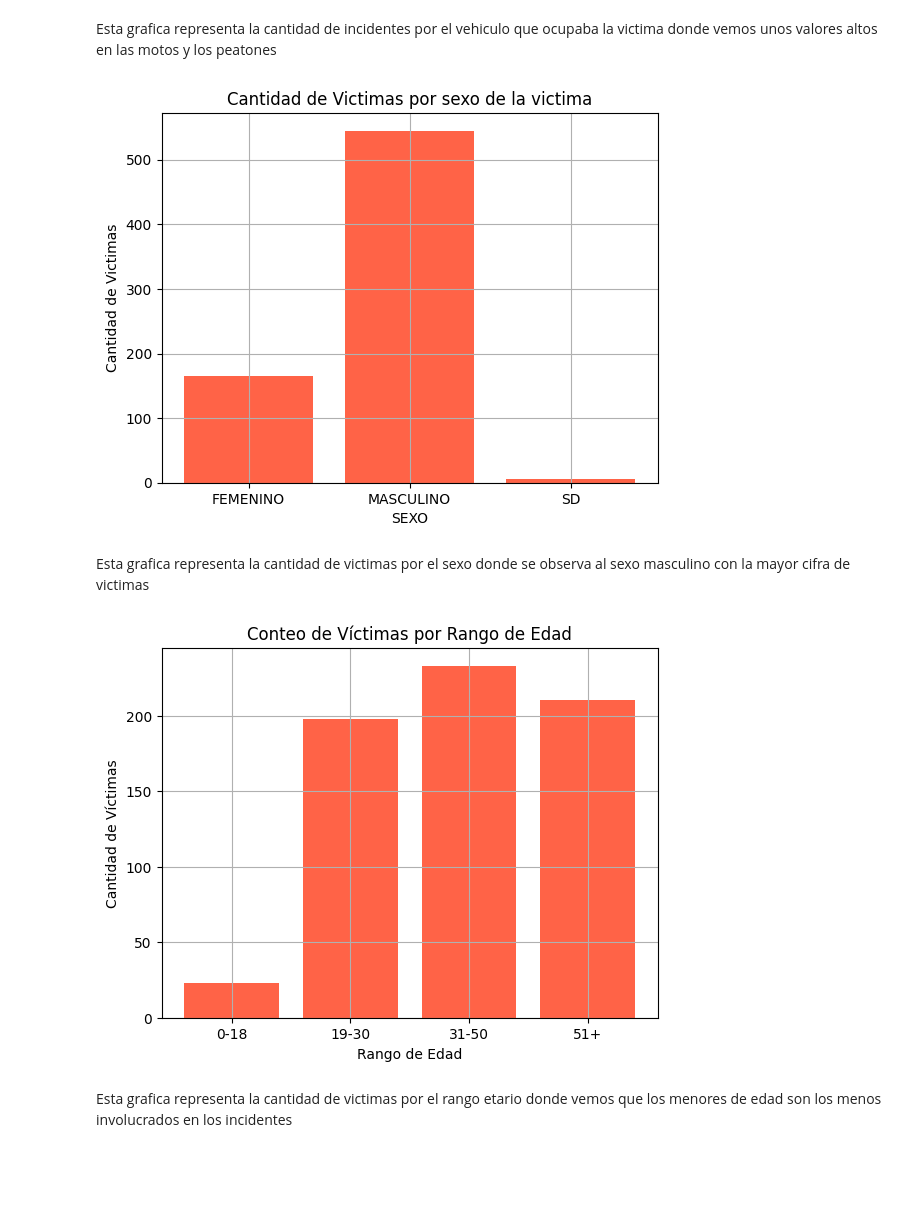
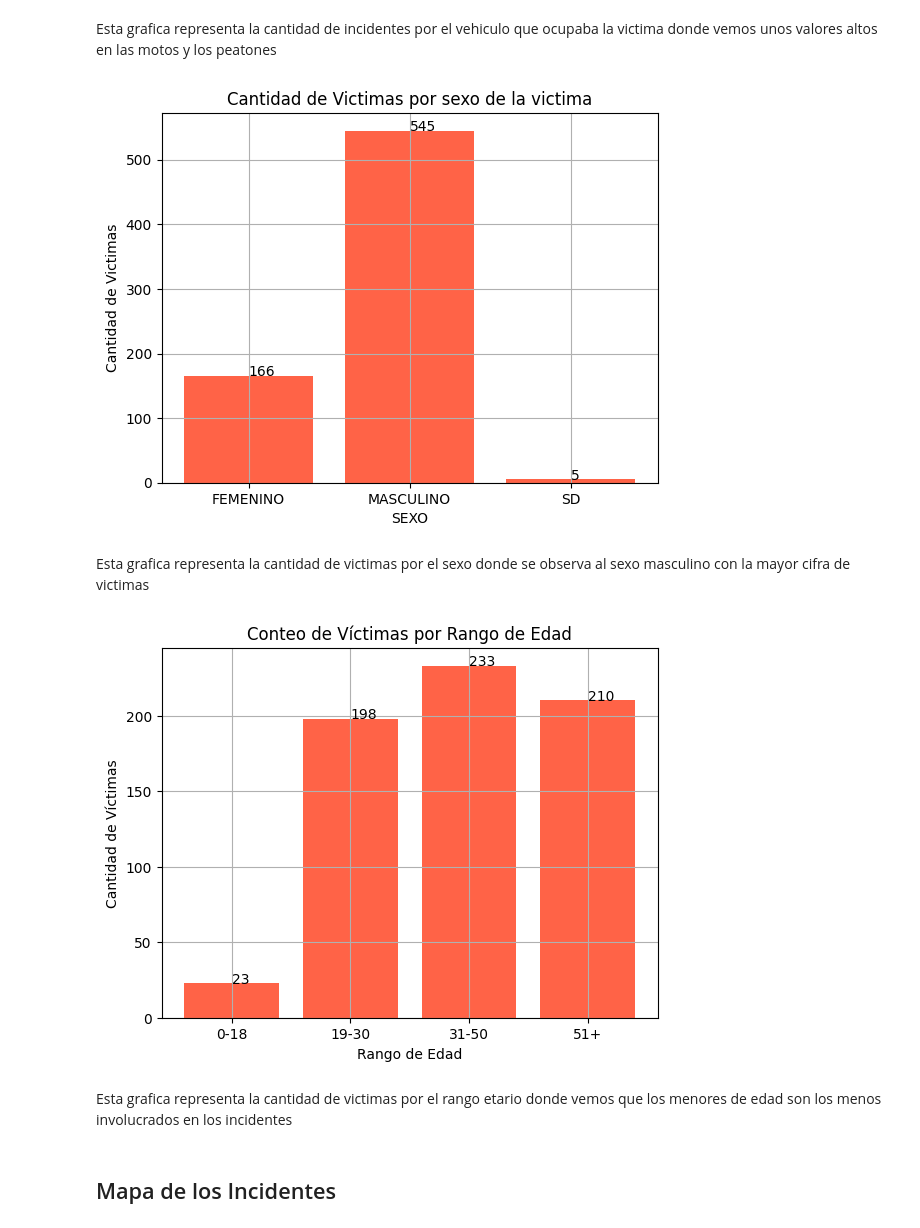
Before and after one commit to felipe97rg/PI02_DA, a Jupyter notebook: EDA.ipynb, the cells around one changed output. Drawn from its saved outputs; the diff is of its cells as text; code cells hidden in the pictures; blank space fills up the shorter version.

```diff
--- a/EDA.ipynb
+++ b/EDA.ipynb
@@ -81,6 +81,8 @@ conteo_por_momento_del_dia = df_Hechos['Momento_del_dia'].value_counts()
 plt.bar(conteo_por_momento_del_dia.index, conteo_por_momento_del_dia.values, color='skyblue')
 plt.xlabel('Momento del dia')
 plt.xticks(conteo_por_momento_del_dia.index)  # Establecer las etiquetas del eje x
+for i in range(len(conteo_por_momento_del_dia)):
+    plt.annotate(conteo_por_momento_del_dia.values[i], (conteo_por_momento_del_dia.index[i], conteo_por_momento_del_dia.values[i]))
 plt.ylabel('Cantidad de Incidentes')
 plt.ylim(0, conteo_por_momento_del_dia.max() + 10)
 plt.title('Cantidad de Incidentes por Momento del dia')
@@ -92,0 +103,13 @@ Esta grafica representa la cantidad de incidentes por momento del dia donde pode
+# %%
+# Cantidad de incidentes por tipo de calle
+conteo_por_TIPO_DE_CALLE = df_Hechos['TIPO_DE_CALLE'].value_counts().sort_index()
+
+plt.bar(conteo_por_TIPO_DE_CALLE.index, conteo_por_TIPO_DE_CALLE.values, color='skyblue', linewidth=3)
+plt.xlabel('Comuna')
+plt.ylabel('Cantidad de Incidentes')
+for i in range(len(conteo_por_TIPO_DE_CALLE)):
+    plt.annotate(conteo_por_TIPO_DE_CALLE.values[i], (conteo_por_TIPO_DE_CALLE.index[i], conteo_por_TIPO_DE_CALLE.values[i]))
+plt.title('Cantidad de Incidentes por tipo de calle')
+plt.xticks(conteo_por_TIPO_DE_CALLE.index)  # Establecer las etiquetas del eje x
+plt.grid(True)
+plt.show()
@@ -204,17 +229,19 @@ Esta grafica representa la cantidad de incidentes por  el vehiculo que ocupaba l
 # %%
 # Cantidad de incidentes por sexo de la victima
 
 conteo_por_SEXO = df_Victimas['SEXO'].value_counts().sort_index()
 
 plt.bar(conteo_por_SEXO.index, conteo_por_SEXO.values, color='tomato')
 plt.xlabel('SEXO')
 plt.ylabel('Cantidad de Victimas')
+for i in range(len(conteo_por_SEXO)):
+    plt.annotate(conteo_por_SEXO.values[i], (conteo_por_SEXO.index[i], conteo_por_SEXO.values[i]))
 plt.title('Cantidad de Victimas por sexo de la victima')
 plt.xticks(conteo_por_SEXO.index)  # Establecer las etiquetas del eje x
 plt.grid(True)
 plt.show()
 # %% [output]
-[figure, old version]
+[figure, new version]
 # %% [markdown]
 Esta grafica representa la cantidad de victimas por el sexo donde se observa al sexo masculino con la mayor cifra de victimas
 # %%
@@ -225,11 +252,15 @@ conteo_por_edad = df_Victimas['RangoEtario'].value_counts().sort_index()
 plt.bar(conteo_por_edad.index.astype(str), conteo_por_edad.values, color='tomato')
 plt.xlabel('Rango de Edad')
 plt.ylabel('Cantidad de Víctimas')
+for i in range(len(conteo_por_edad)):
+    plt.annotate(conteo_por_edad.values[i], (conteo_por_edad.index[i], conteo_por_edad.values[i]))
 plt.title('Conteo de Víctimas por Rango de Edad')
 plt.grid(True)
 
 plt.show()
 # %% [output]
-[figure, old version]
+[figure, new version]
 # %% [markdown]
 Esta grafica representa la cantidad de victimas por el rango etario donde vemos que los menores de edad son los menos involucrados en los incidentes
+# %% [markdown]
+## Mapa de los Incidentes
```
Also changed, not shown: parts of 6 cells of this notebook, 4 other files.
